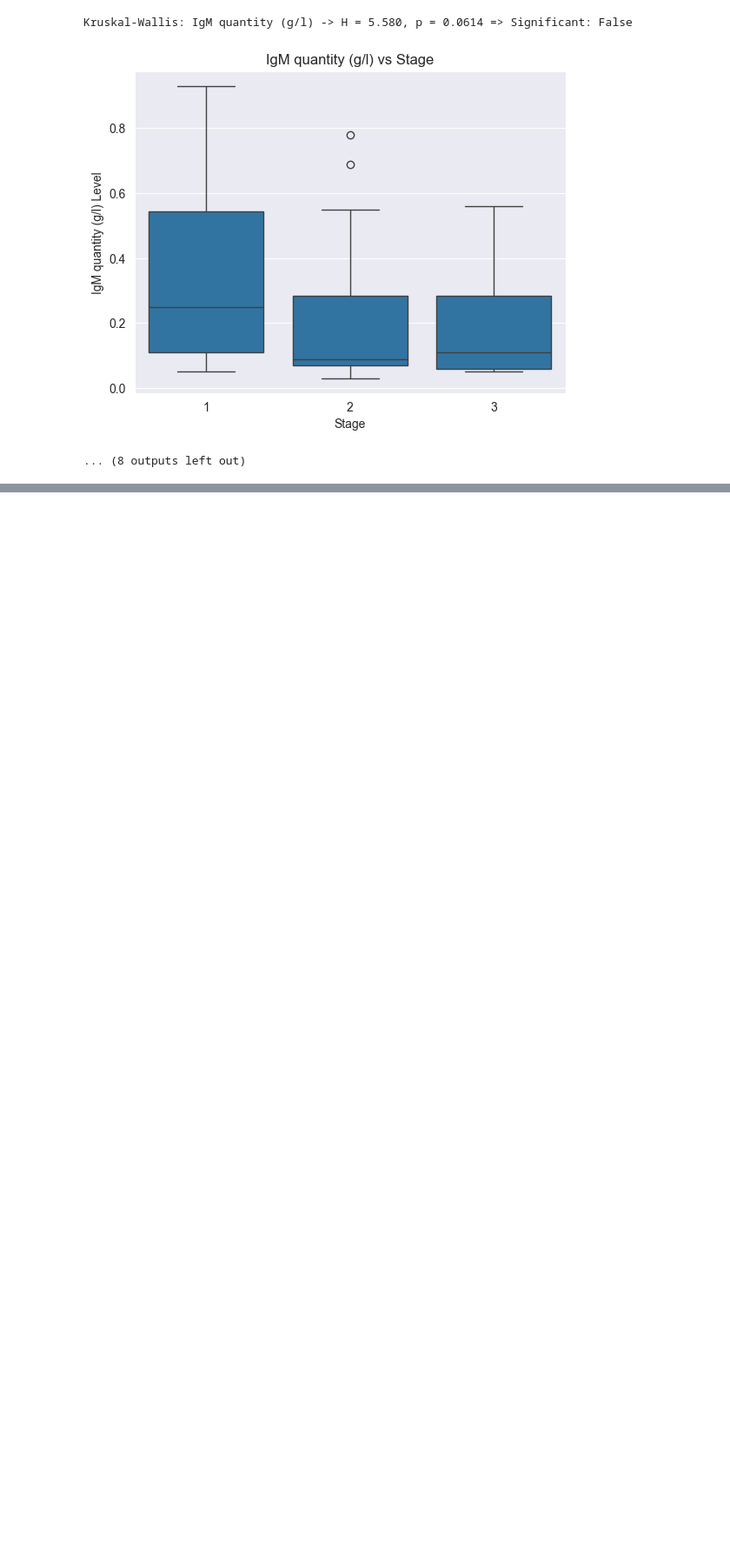
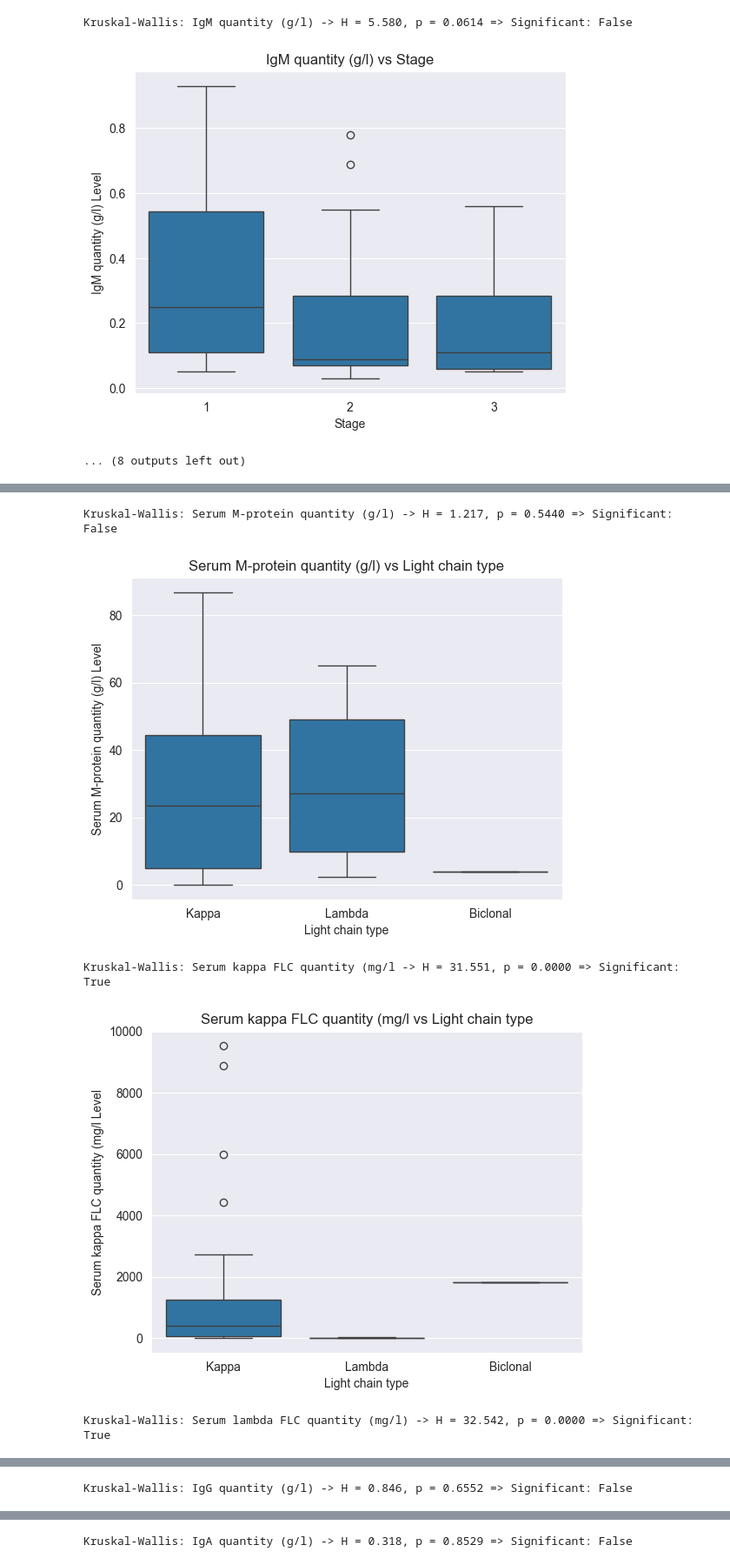
Before and after one commit to lukas1110/Analysis-of-multiple-myelomas-from-dual-CT, a Jupyter notebook: data_analysis/clinical_data_analysis.ipynb, the cells around one changed output, grey strips where cells are left out. Shown at 87% size. Drawn from its saved outputs; the diff is of its cells as text; code cells hidden in the pictures; blank space fills up the shorter version.

```diff
--- a/data_analysis/clinical_data_analysis.ipynb
+++ b/data_analysis/clinical_data_analysis.ipynb
@@ -305,0 +349,25 @@ Kruskal-Wallis: IgM quantity (g/l) -> H = 5.580, p = 0.0614 => Significant: Fals
+# %%
+clinical_features = df.select_dtypes(include=['number']).columns
+x = 'Light chain type'
+for feature in clinical_features:
+
+    stage1 = df[df[x] == "Kappa"][feature].dropna()
+    stage2 = df[df[x] == "Lambda"][feature].dropna()
+    stage3 = df[df[x] == "Biclonal"][feature].dropna()
+
+    stat, p_value = kruskal(stage1, stage2, stage3)
+    print(f"Kruskal-Wallis: {feature} -> H = {stat:.3f}, p = {p_value:.4f} => Significant: {p_value < 0.05}")
+
+    # VISUALIZATION
+    data = df[[feature, x]].dropna()
+    sns.boxplot(x=x, y=feature, data=data)
+    plt.xlabel(x)
+    plt.ylabel(f'{feature} Level')
+    plt.title(f'{feature} vs {x}')
+    plt.show()
+# %% [output]
+Kruskal-Wallis: Serum M-protein quantity (g/l) -> H = 1.217, p = 0.5440 => Significant: False
+[figure, added]
+Kruskal-Wallis: Serum kappa FLC quantity (mg/l -> H = 31.551, p = 0.0000 => Significant: True
+[figure, added]
+Kruskal-Wallis: Serum lambda FLC quantity (mg/l) -> H = 32.542, p = 0.0000 => Significant: True
@@ -305,0 +375 @@ Kruskal-Wallis: IgM quantity (g/l) -> H = 5.580, p = 0.0614 => Significant: Fals
+Kruskal-Wallis: IgG quantity (g/l) -> H = 0.846, p = 0.6552 => Significant: False
@@ -305,0 +377 @@ Kruskal-Wallis: IgM quantity (g/l) -> H = 5.580, p = 0.0614 => Significant: Fals
+Kruskal-Wallis: IgA quantity (g/l) -> H = 0.318, p = 0.8529 => Significant: False
```
Also changed, not shown: parts of 9 cells of this notebook, 5 other files.
